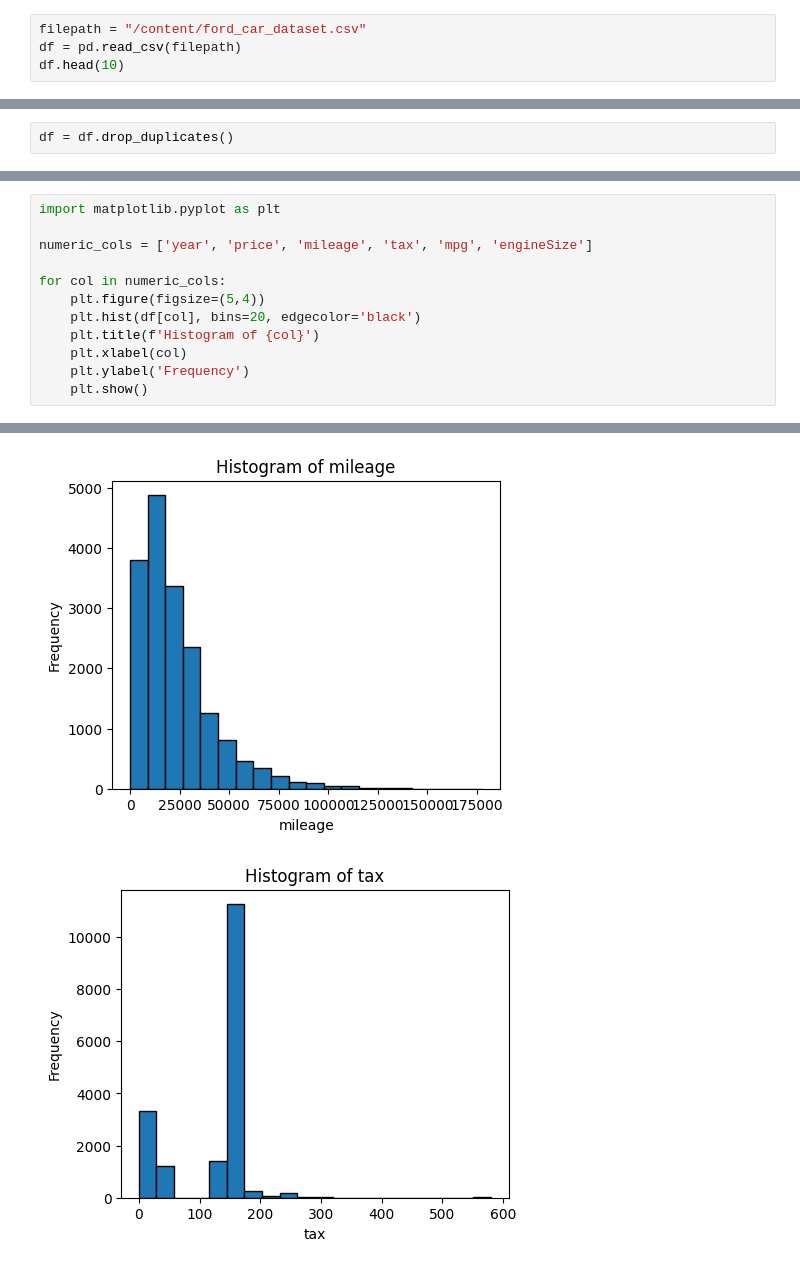
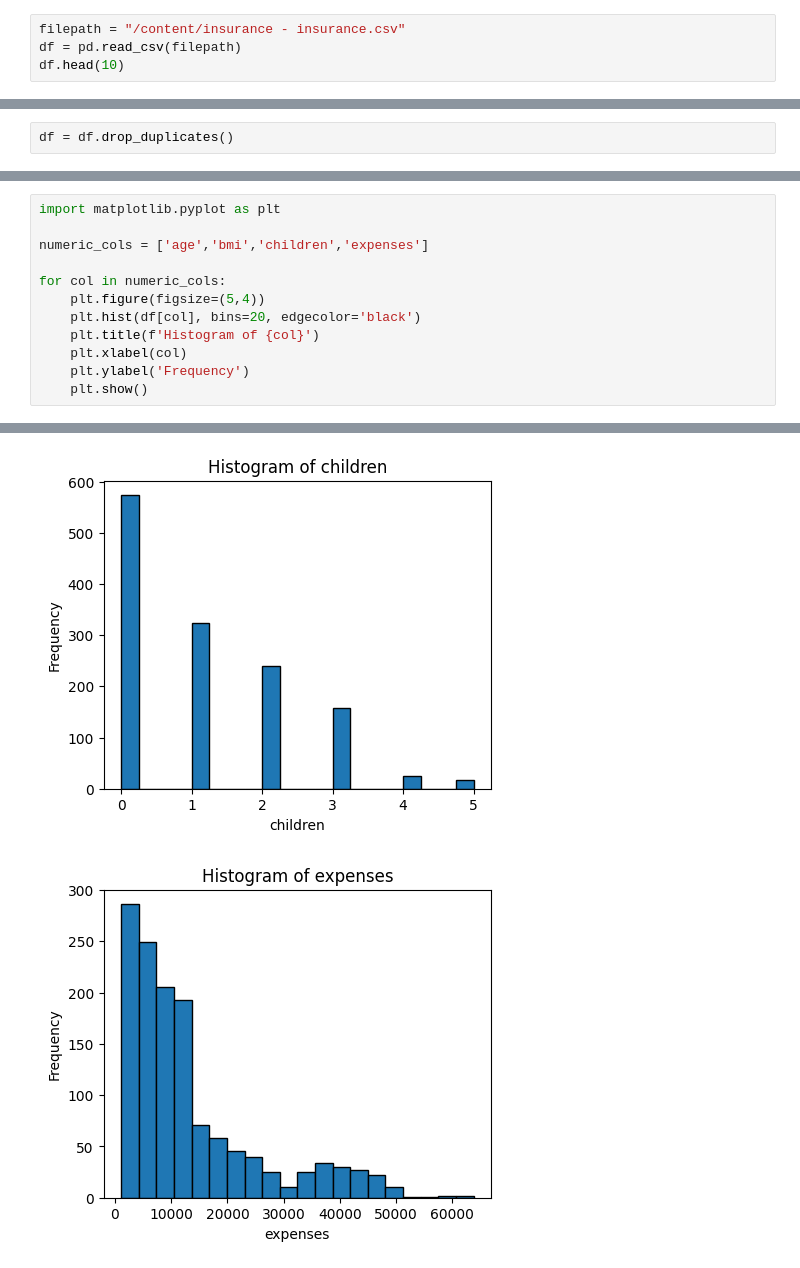
Before and after one commit to purvakose96/task18, a Jupyter notebook: Untitled4.ipynb, the cells around one changed output, grey strips where cells are left out. Drawn from its saved outputs; the diff is of its cells as text.

```diff
--- a/Untitled4.ipynb
+++ b/Untitled4.ipynb
@@ -14,5 +14,5 @@ Saving ford_car_dataset.csv to ford_car_dataset.csv
 # %%
-filepath = "/content/ford_car_dataset.csv"
+filepath = "/content/insurance - insurance.csv"
 df = pd.read_csv(filepath)
 df.head(10)
 # %% [output]
@@ -131,7 +123,7 @@ dtype: int64
 # %%
 import matplotlib.pyplot as plt
 
-numeric_cols = ['year', 'price', 'mileage', 'tax', 'mpg', 'engineSize']
+numeric_cols = ['age','bmi','children','expenses']
 
 for col in numeric_cols:
     plt.figure(figsize=(5,4))
@@ -146,2 +138,2 @@ for col in numeric_cols:
-[figure, old version]
+[figure, new version]
-[figure, old version]
+[figure, new version]
```
Also changed, not shown: parts of 22 cells of this notebook.
